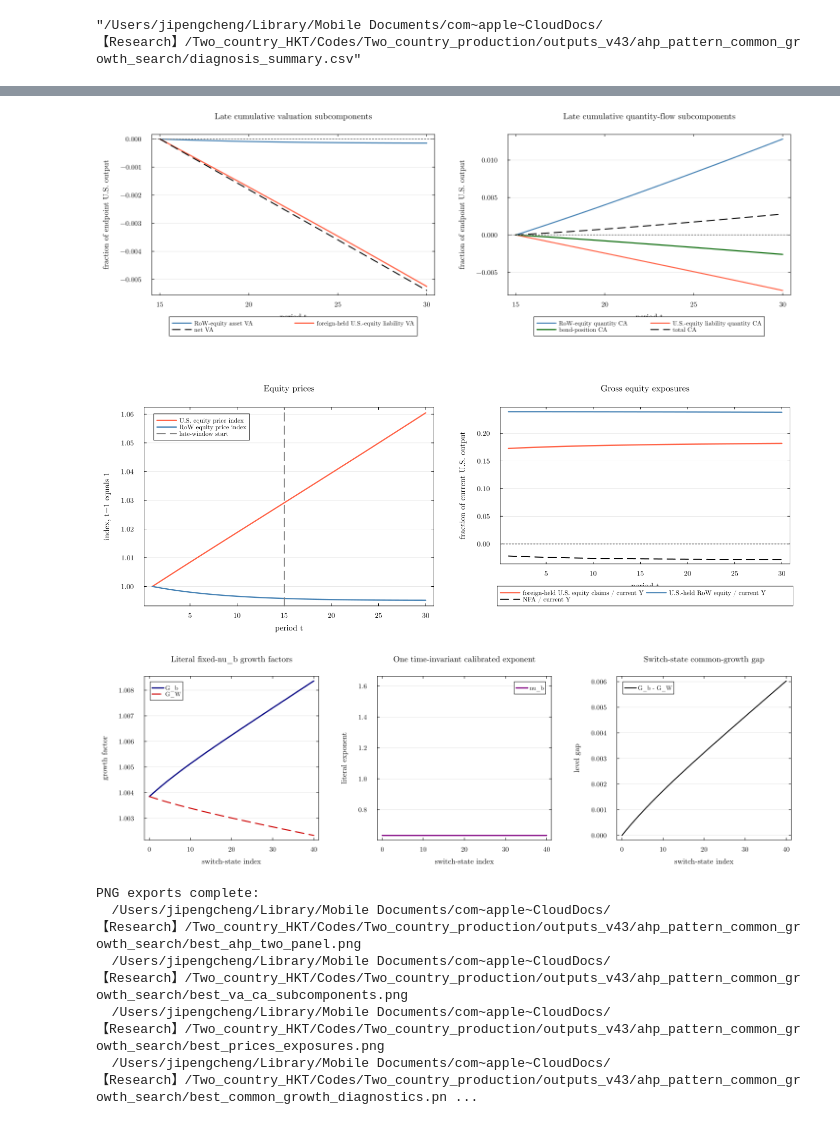
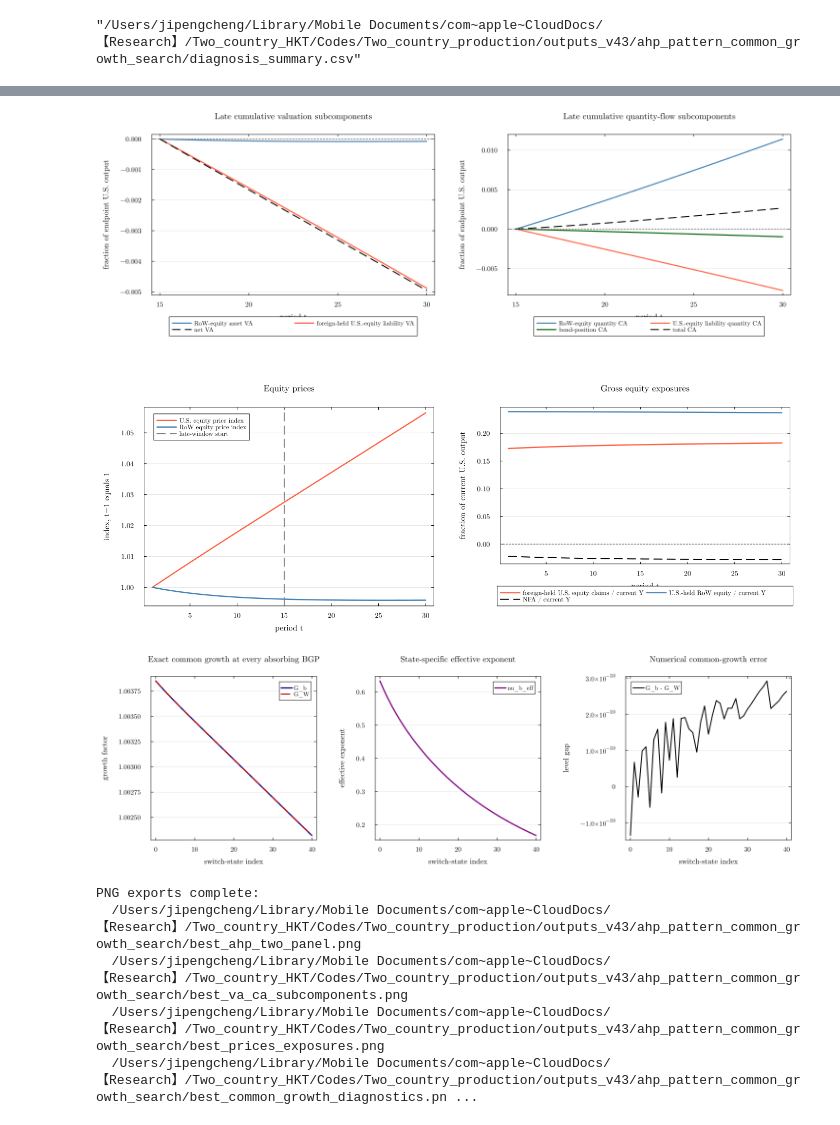
Before and after one commit to Cheng-Jipeng/Open_HKT, a Jupyter notebook: Two_country_production/15_v9_ahp_pattern_calibration_search.ipynb, the cells around one changed output, grey strips where cells are left out. Cells and saved outputs as stored; diff of their text form; code cells hidden in the pictures.

Commit message:
Restore pathwise common growth in Notebook 15

```diff
--- a/Two_country_production/15_v9_ahp_pattern_calibration_search.ipynb
+++ b/Two_country_production/15_v9_ahp_pattern_calibration_search.ipynb
@@ -1251,18 +1269,18 @@ display(fig_prices_exposures)
 switch_t = Float64[r["switch_index"] for r in best_common_diagnostics]
 G_b = Float64[r["G_b"] for r in best_common_diagnostics]
 G_W = Float64[r["G_W"] for r in best_common_diagnostics]
-nu_literal = Float64[r["nu_b_literal"] for r in best_common_diagnostics]
+nu_eff = Float64[r["nu_b_eff"] for r in best_common_diagnostics]
 gaps = Float64[r["level_gap"] for r in best_common_diagnostics]
 p_growth = plot(switch_t, G_b, color=:navy, lw=2.6, label="G_b",
                 xlabel="switch-state index", ylabel="growth factor",
-                title="Literal fixed-nu_b growth factors")
+                title="Exact common growth at every absorbing BGP")
 plot!(p_growth, switch_t, G_W, color=:red3, ls=:dash, lw=2.2, label="G_W")
-p_nu = plot(switch_t, nu_literal, color=:purple, lw=2.6, label="nu_b",
-            xlabel="switch-state index", ylabel="literal exponent",
-            title="One time-invariant calibrated exponent")
+p_nu = plot(switch_t, nu_eff, color=:purple, lw=2.6, label="nu_b_eff",
+            xlabel="switch-state index", ylabel="effective exponent",
+            title="State-specific effective exponent")
 p_gap = plot(switch_t, gaps, color=:black, lw=2.0, label="G_b - G_W",
              xlabel="switch-state index", ylabel="level gap",
-             title="Switch-state common-growth gap")
+             title="Numerical common-growth error")
 p_cg = plot(p_growth, p_nu, p_gap, layout=(1, 3), size=(1500, 450))
 common_growth_png = joinpath(OUTDIR, "best_common_growth_diagnostics.png")
 savefig(p_cg, common_growth_png)
@@ -1278,6 +1296,6 @@ fig_ahp_two_panel
-[figure, old version]
+[figure, new version]
-[figure, old version]
+[figure, new version]
-[figure, old version]
+[figure, new version]
 PNG exports complete:
   /Users/jipengcheng/Library/Mobile Documents/com~apple~CloudDocs/【Research】/Two_country_HKT/Codes/Two_country_production/outputs_v43/ahp_pattern_common_growth_search/best_ahp_two_panel.png
   /Users/jipengcheng/Library/Mobile Documents/com~apple~CloudDocs/【Research】/Two_country_HKT/Codes/Two_country_production/outputs_v43/ahp_pattern_common_growth_search/best_va_ca_subcomponents.png
```
Also changed, not shown: parts of 10 cells of this notebook, 10 other files.
